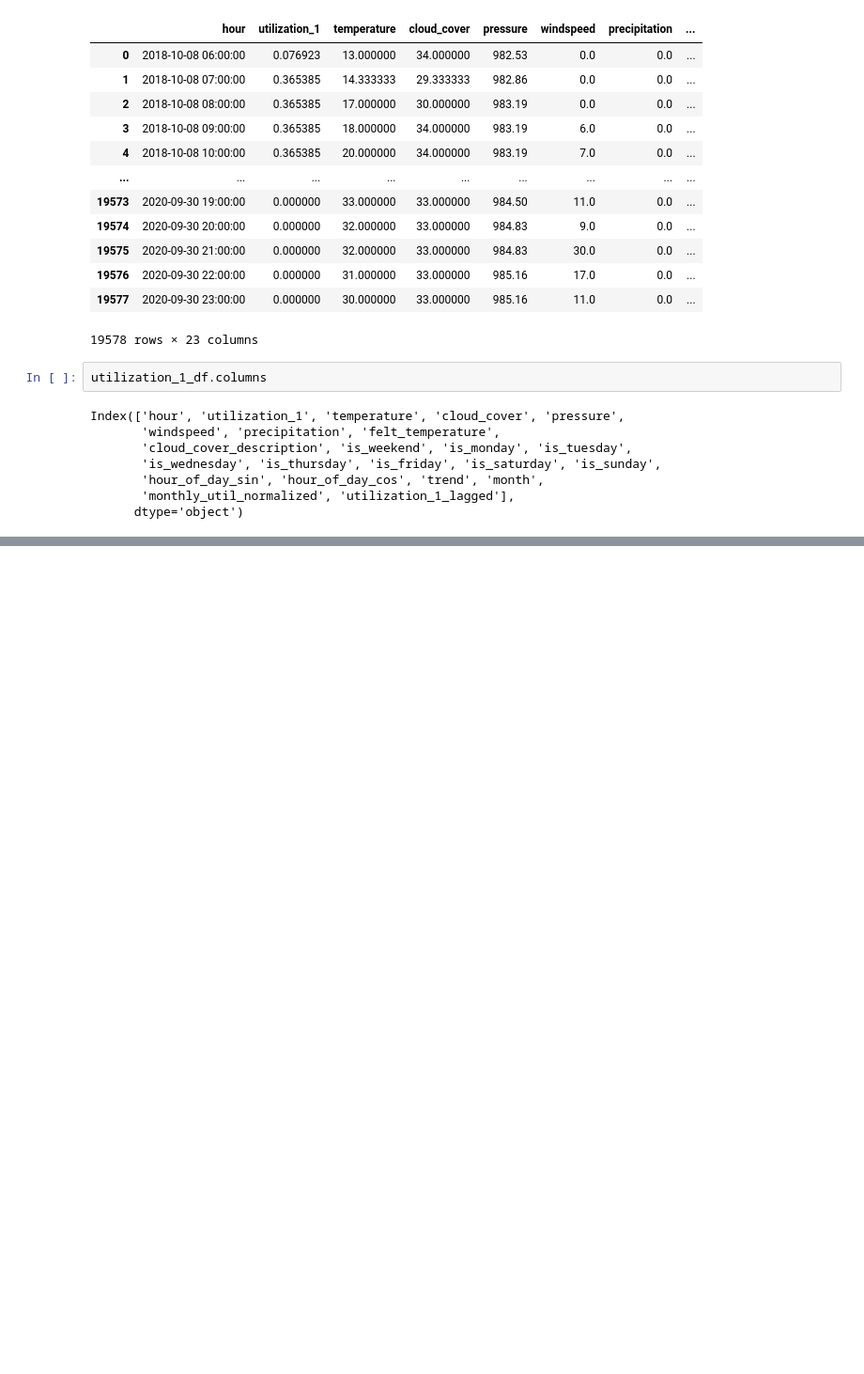
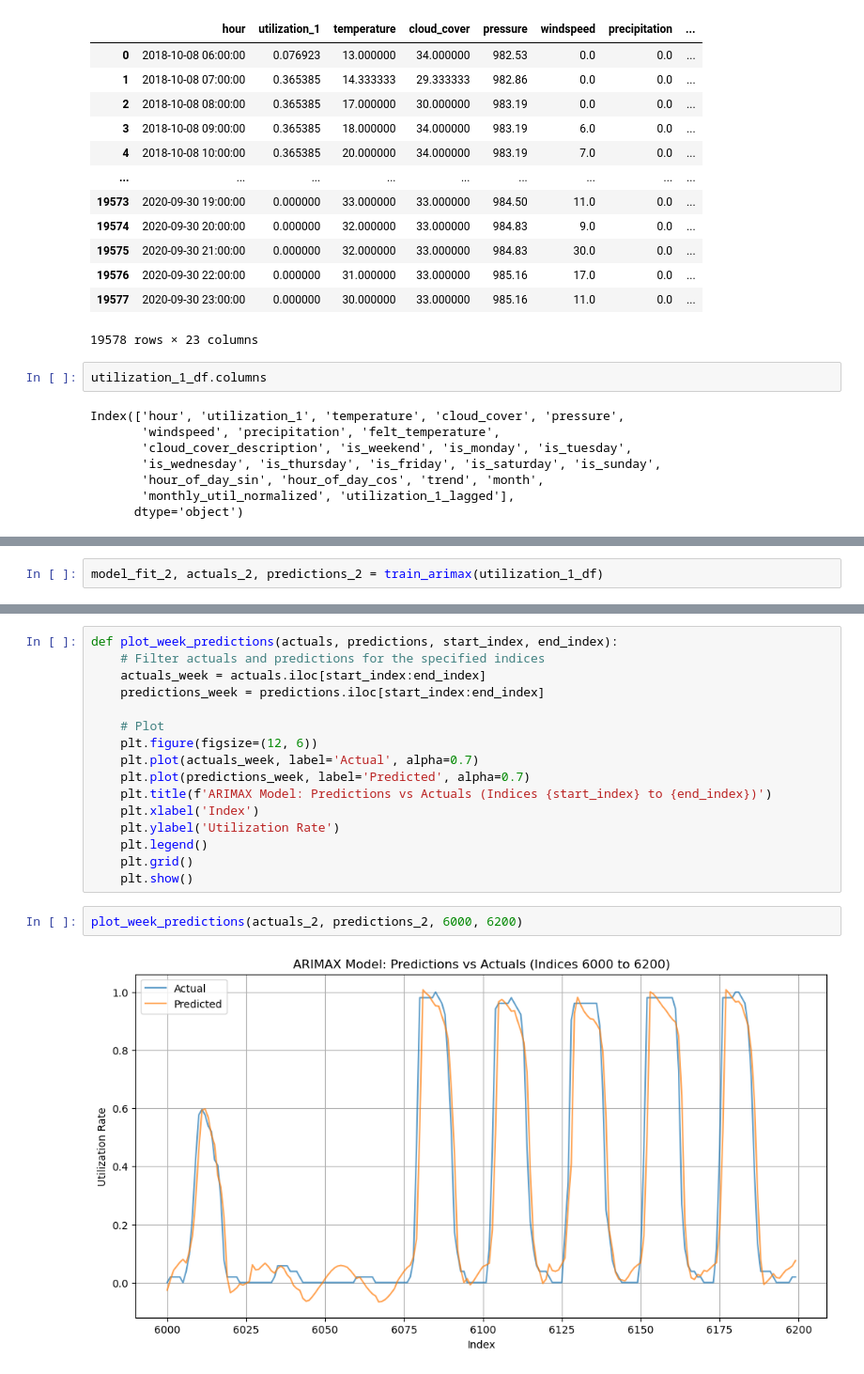
Before and after one commit to JanRkck/AA24, a Jupyter notebook: Utilization_Rate.ipynb, the cells around one changed output, grey strips where cells are left out. Shown at 94% size. Drawn from its saved outputs; the diff is of its cells as text; blank space fills up the shorter version.

```diff
--- a/Utilization_Rate.ipynb
+++ b/Utilization_Rate.ipynb
@@ -497,0 +618,2 @@ Index(['hour', 'utilization_1', 'temperature', 'cloud_cover', 'pressure',
+# %%
+model_fit_2, actuals_2, predictions_2 = train_arimax(utilization_1_df)
@@ -497,0 +653,20 @@ Index(['hour', 'utilization_1', 'temperature', 'cloud_cover', 'pressure',
+# %%
+def plot_week_predictions(actuals, predictions, start_index, end_index):
+    # Filter actuals and predictions for the specified indices
+    actuals_week = actuals.iloc[start_index:end_index]
+    predictions_week = predictions.iloc[start_index:end_index]
+
+    # Plot
+    plt.figure(figsize=(12, 6))
+    plt.plot(actuals_week, label='Actual', alpha=0.7)
+    plt.plot(predictions_week, label='Predicted', alpha=0.7)
+    plt.title(f'ARIMAX Model: Predictions vs Actuals (Indices {start_index} to {end_index})')
+    plt.xlabel('Index')
+    plt.ylabel('Utilization Rate')
+    plt.legend()
+    plt.grid()
+    plt.show()
+# %%
+plot_week_predictions(actuals_2, predictions_2, 6000, 6200)
+# %% [output]
+[figure, added]
```
Also changed, not shown: parts of 10 cells of this notebook.
